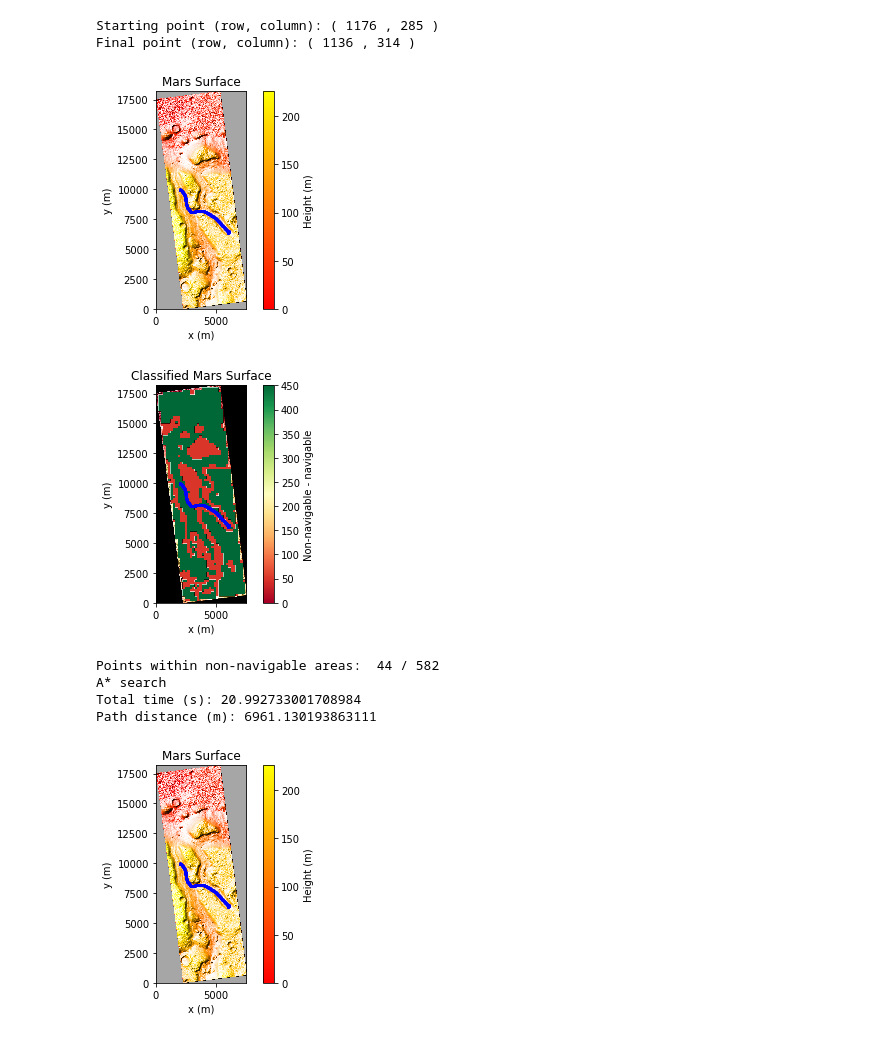
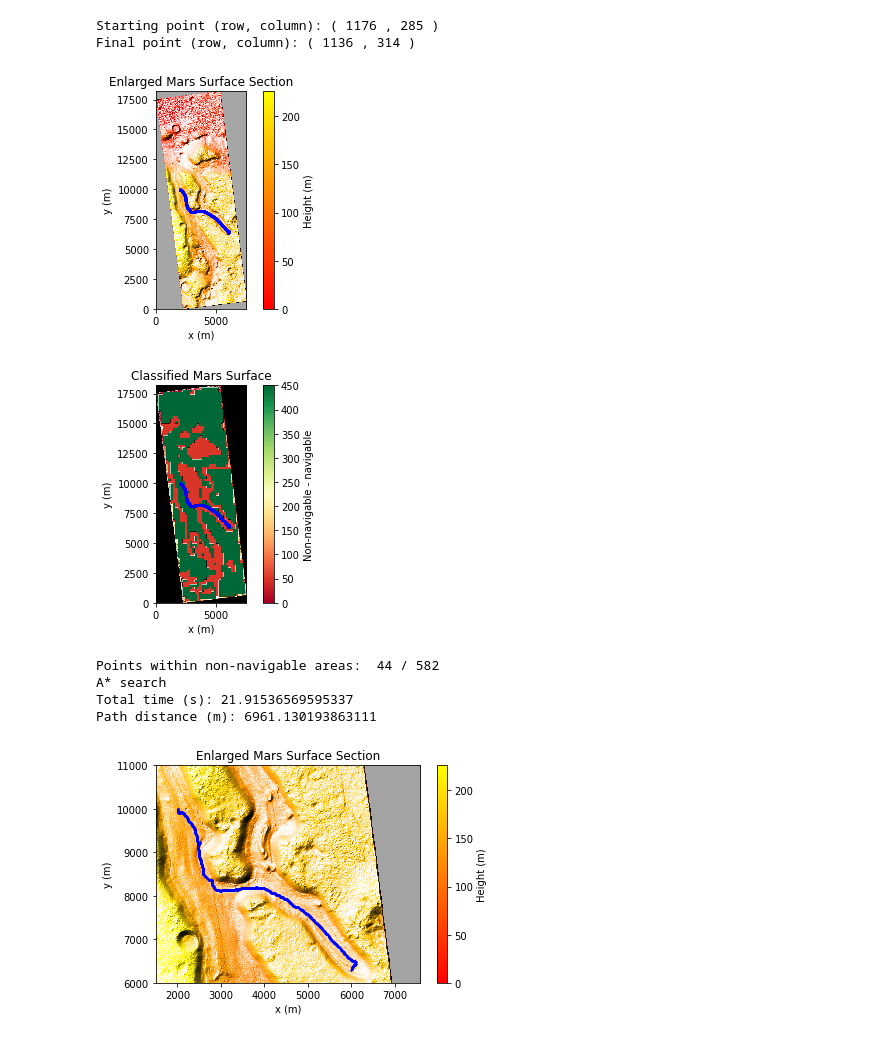
Before and after one commit to joseljim/URC_Autonomous_Navigation, a Jupyter notebook: Route_Planning.ipynb, the cells around one changed output. Cells and saved outputs as stored; diff of their text form; code cells hidden in the pictures.

```diff
--- a/Route_Planning.ipynb
+++ b/Route_Planning.ipynb
@@ -747,7 +747,7 @@ def zoom_map(x1, y1, x2, y2, way):
                         interpolation ='nearest', origin ='upper')
     cbar = fig.colorbar(im, ax=ax)
     cbar.ax.set_ylabel('Height (m)')
-    plt.title('Mars Surface')
+    plt.title('Enlarged Mars Surface Section')
     plt.xlabel('x (m)')
     plt.ylabel('y (m)')
 
@@ -944,13 +944,13 @@ print("A* search")
 print("Total time (s):", tf-ti)
 print("Path distance (m):", path_distance(path))
 # %% [output]
-[figure, old version]
+[figure, new version]
-[figure, old version]
+[figure, new version]
 Points within non-navigable areas:  44 / 582
 A* search
-Total time (s): 20.992733001708984
+Total time (s): 21.91536569595337
 Path distance (m): 6961.130193863111
 # %%
-zoom_map(0, 0, scale*n_columns, scale*n_rows, path)
+zoom_map(1500, 6000, scale*n_columns, 11000, path)
 # %% [output]
-[figure, old version]
+[figure, new version]
```
Also changed, not shown: parts of 1 cell of this notebook.
